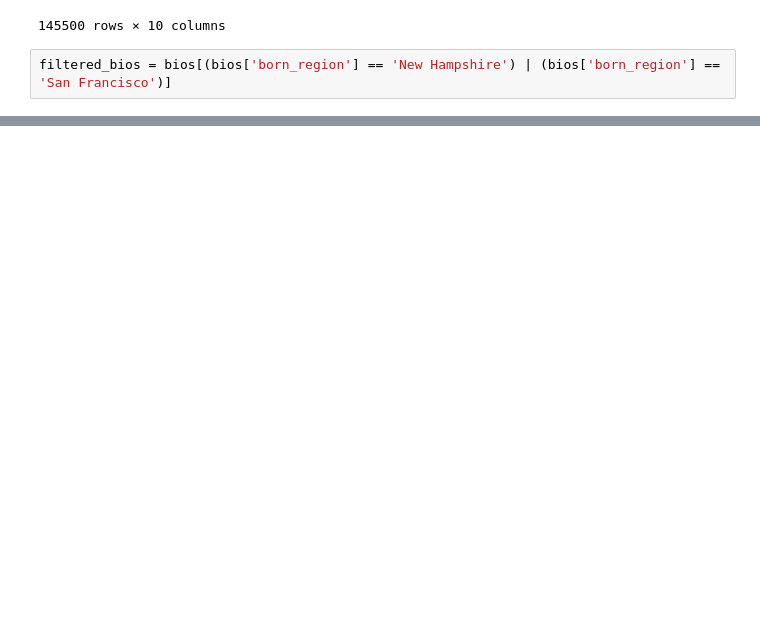
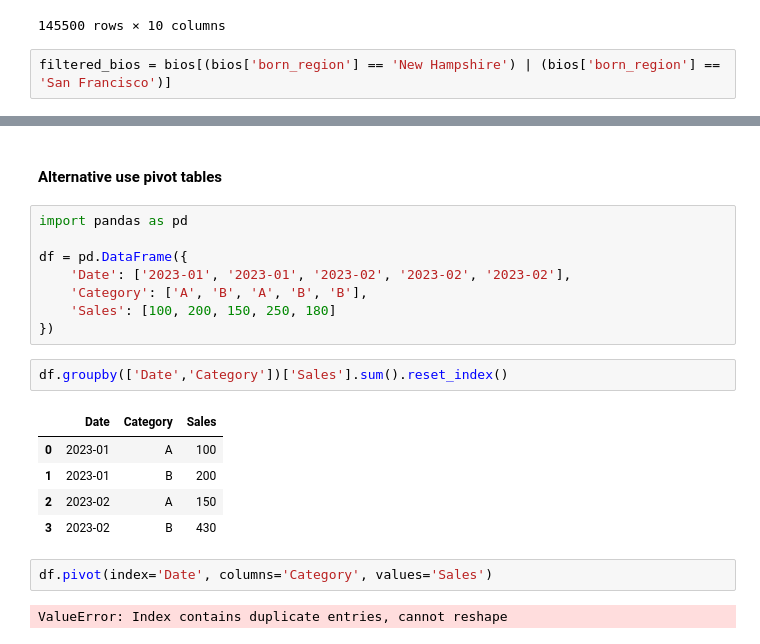
Before and after one commit to anmolzz-10/Pandas-tutorial, a Jupyter notebook: tutorial.ipynb, the cells around one changed output, grey strips where cells are left out. Saved outputs shown, nothing was run; the diff lists cells and outputs as text; blank space fills up the shorter version.

```diff
--- a/tutorial.ipynb
+++ b/tutorial.ipynb
@@ -1551,0 +1685,22 @@ filtered_bios.query('born_city == "Manchester" and born_country == "USA" ' )
+# %% [markdown]
+#### Alternative use pivot tables
+# %%
+import pandas as pd
+
+df = pd.DataFrame({
+    'Date': ['2023-01', '2023-01', '2023-02', '2023-02', '2023-02'],
+    'Category': ['A', 'B', 'A', 'B', 'B'],
+    'Sales': [100, 200, 150, 250, 180]
+})
+# %%
+df.groupby(['Date','Category'])['Sales'].sum().reset_index()
+# %% [output]
+|  | Date | Category | Sales |
+| 0 | 2023-01 | A | 100 |
+| 1 | 2023-01 | B | 200 |
+| 2 | 2023-02 | A | 150 |
+| 3 | 2023-02 | B | 430 |
+# %%
+df.pivot(index='Date', columns='Category', values='Sales')
+# %% [output]
+ValueError: Index contains duplicate entries, cannot reshape
```
Also changed, not shown: parts of 24 cells of this notebook.
